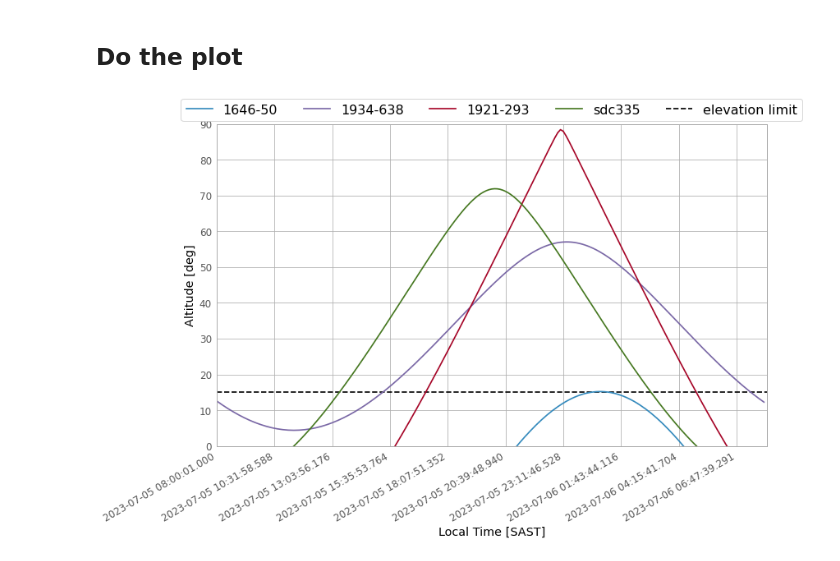
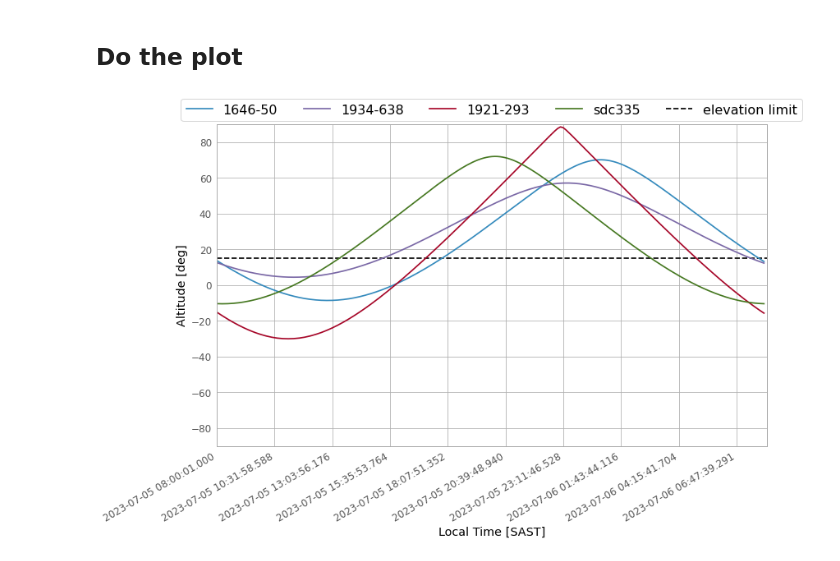
Before and after one commit to limonkufu/radio-astro-tutorials, a Jupyter notebook: Source_RiseSet.ipynb, the cells around one changed output. Saved outputs shown, nothing was run; the diff lists cells and outputs as text; code cells hidden in the pictures.

```diff
--- a/Source_RiseSet.ipynb
+++ b/Source_RiseSet.ipynb
@@ -75,7 +71,7 @@ obs_time_delta = obs_time.obs_period_delta()
 ## Set Target Coordinate(s)
 Give target coordinate(s) in ICRS
 # %%
-target_dict = {'1646-50': "21:08:46.86357 +44:00:00.00",
+target_dict = {'1646-50': "21:08:46.86357 -50:44:48.37",
                '1934-638': "19:39:25.026 -63:42:45.63",
                '1921-293': "19:24:51.055957 -29:14:30.121150",
                'sdc335': "16:30:58.638 -48:43:51.70"}
@@ -84,29 +80,30 @@ target_dict = {'1646-50': "21:08:46.86357 +44:00:00.00",
 # %%
 fig_rs = plt.figure(1, figsize=(12,8))
 ax_rs = fig_rs.add_subplot(111)
 
 #-- set up the
 ax_rs.set_xlabel('Local Time '+time_zone)
 ax_rs.set_ylabel('Altitude [deg]')
 ax_rs.hlines(y = 15.0, xmin = 0, xmax = len(obs_time_delta), linestyle = '--', color = 'k', label='elevation limit')
 ax_rs.set_xlim([0.0,len(obs_time_delta)])
-ax_rs.set_ylim([0.0,90.0])
+ax_rs.set_ylim([-90.0,90.0])
 
 for target_name, target_coord in target_dict.items():
     """Conver coords to astropy Skycoord instance"""
     target_coord_sky = SkyCoord(target_coord, frame = 'icrs', unit = (u.hourangle, u.deg))
     """Convert target coords to Az_el (called AltAz in astropy)"""
     target_azel = target_coord_sky.transform_to(AltAz(obstime = obs_time_delta,
                                              location = geographic_location))
     """Plot"""
     ax_rs.plot(obs_time_delta.value,
-               target_azel.alt,label=target_name)
+               target_azel.alt,
+               label = target_name)
 
 tick_spacing = 20
 ax_rs.xaxis.set_major_locator(ticker.MultipleLocator(tick_spacing+1))
 ax_rs.legend(loc='upper center', bbox_to_anchor=(0.5, 1.1), ncol = len(target_dict)+1
              , fontsize = 16.0)
 plt.gcf().autofmt_xdate()
 plt.show()
 # %% [output]
-[figure, old version]
+[figure, new version]
```
Also changed, not shown: parts of 4 cells of this notebook, 1 other file.
